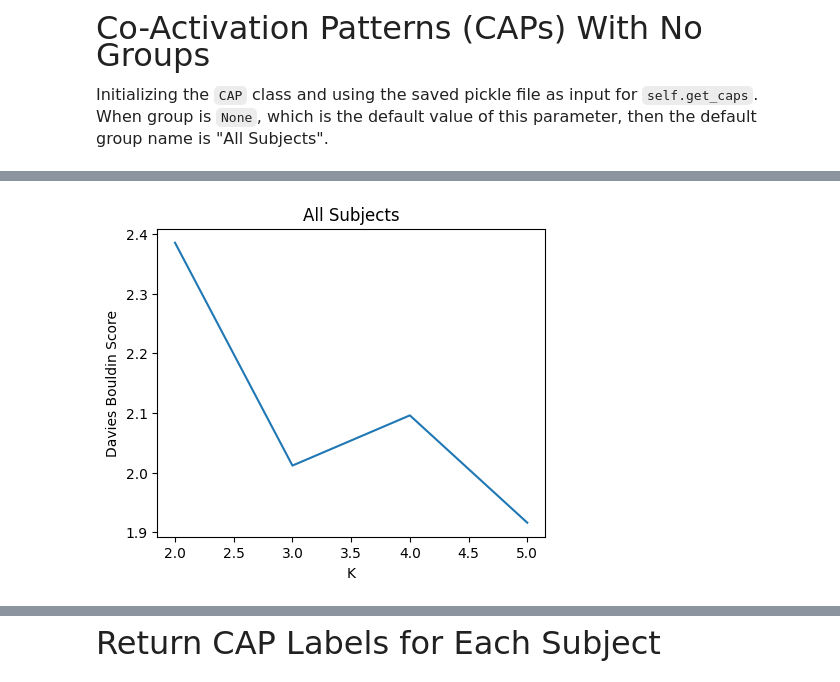
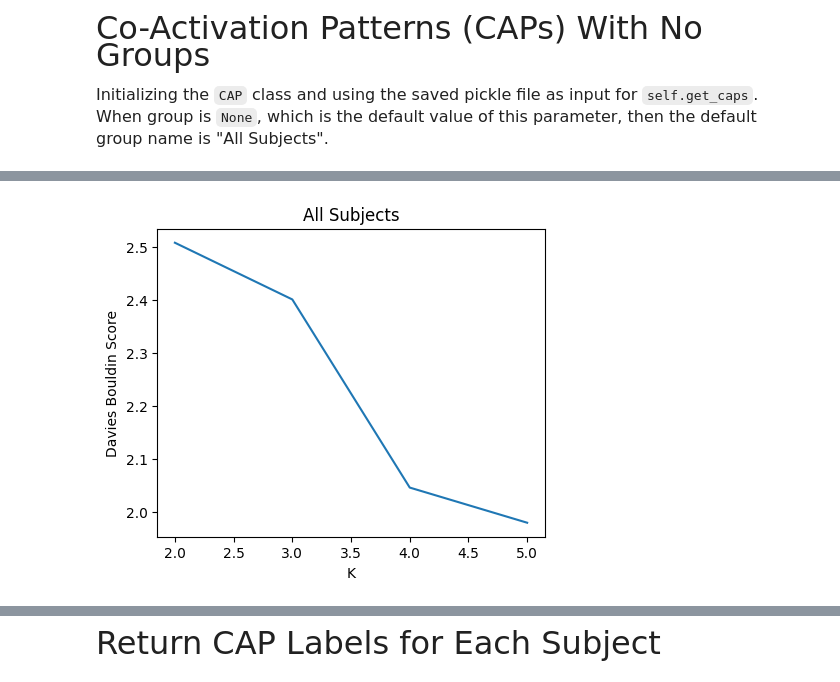
Before and after one commit to donishadsmith/neurocaps, a Jupyter notebook: demos/simulated_demo.ipynb, the cells around one changed output, grey strips where cells are left out. Cells and saved outputs as stored; diff of their text form; code cells hidden in the pictures.

```diff
--- a/demos/simulated_demo.ipynb
+++ b/demos/simulated_demo.ipynb
@@ -237,6 +237,7 @@ plot_kwargs["figsize"] = (5, 4)
 cap_analysis.get_caps(
     subject_timeseries=os.path.join(output_dir, "sample_for_neurocaps_demo_timeseries.pkl"),
     n_clusters=range(2, 6),  # Test k=2 to k=5
+    random_state=0,
     standardize=True,
     cluster_selection_method="davies_bouldin",
     show_figs=True,
@@ -257,6 +258,6 @@ del cap_analysis.concatenated_timeseries
                              [INFO] [GROUP: All Subjects | METHOD: davies_bouldin] Optimal cluster
                              size is 5.
-[figure, old version]
+[figure, new version]
 # %%
 # Print metadata
 print(cap_analysis)
```
Also changed, not shown: parts of 36 cells of this notebook, 3 other files.
